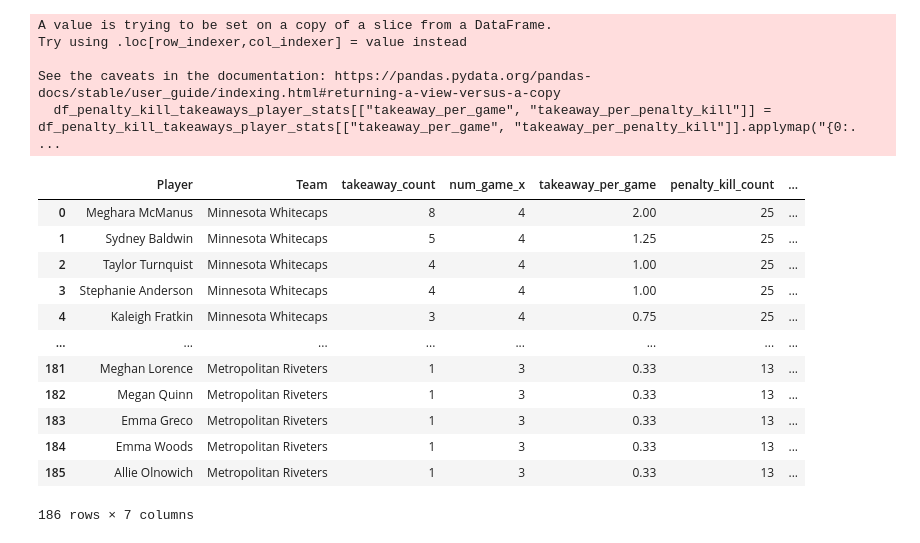
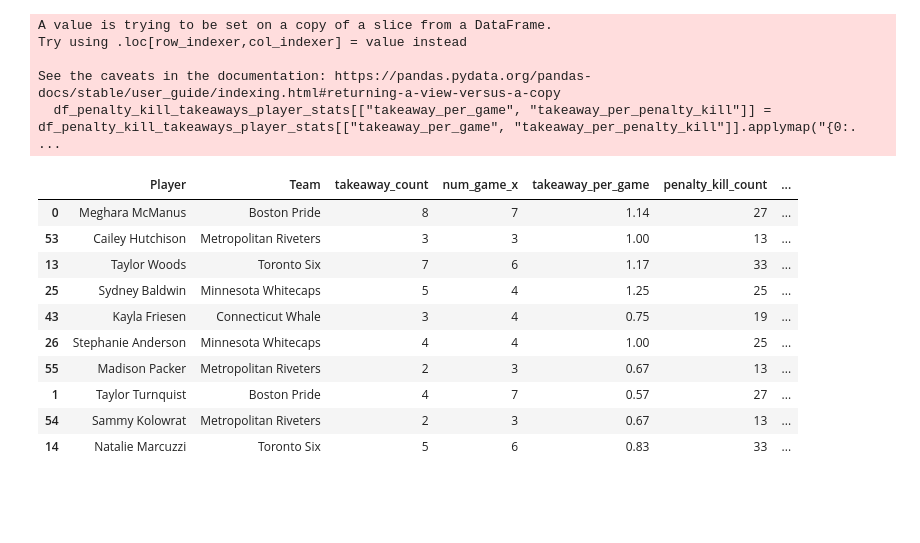
Before and after one commit to tassadaryl/Team-Orange-Rotman-2022Datathon, a Jupyter notebook: specialists.ipynb, the cells around one changed output. Cells and saved outputs as stored; diff of their text form; code cells hidden in the pictures; blank space fills up the shorter version.

```diff
--- a/specialists.ipynb
+++ b/specialists.ipynb
@@ -211,19 +216,17 @@ Try using .loc[row_indexer,col_indexer] = value instead
 
 See the caveats in the documentation: https://pandas.pydata.org/pandas-docs/stable/user_guide/indexing.html#returning-a-view-versus-a-copy
   df_penalty_kill_takeaways_player_stats[["takeaway_per_game", "takeaway_per_penalty_kill"]] = df_penalty_kill_takeaways_player_stats[["takeaway_per_game", "takeaway_per_penalty_kill"]].applymap("{0:. ...
-# %%
-df_penalty_kill_takeaways_player_stats
-# %% [output]
-|  | Player | Team | takeaway_count | num_game_x | takeaway_per_game | penalty_kill_count | ... |
-| 0 | Meghara McManus | Minnesota Whitecaps | 8 | 4 | 2.00 | 25 | ... |
-| 1 | Sydney Baldwin | Minnesota Whitecaps | 5 | 4 | 1.25 | 25 | ... |
-| 2 | Taylor Turnquist | Minnesota Whitecaps | 4 | 4 | 1.00 | 25 | ... |
-| 3 | Stephanie Anderson | Minnesota Whitecaps | 4 | 4 | 1.00 | 25 | ... |
-| 4 | Kaleigh Fratkin | Minnesota Whitecaps | 3 | 4 | 0.75 | 25 | ... |
-| ... | ... | ... | ... | ... | ... | ... | ... |
-| 181 | Meghan Lorence | Metropolitan Riveters | 1 | 3 | 0.33 | 13 | ... |
-| 182 | Megan Quinn | Metropolitan Riveters | 1 | 3 | 0.33 | 13 | ... |
-| 183 | Emma Greco | Metropolitan Riveters | 1 | 3 | 0.33 | 13 | ... |
-| 184 | Emma Woods | Metropolitan Riveters | 1 | 3 | 0.33 | 13 | ... |
-| 185 | Allie Olnowich | Metropolitan Riveters | 1 | 3 | 0.33 | 13 | ... |
-186 rows × 7 columns
+# %%
+df_penalty_kill_takeaways_player_stats.sort_values(by="takeaway_per_penalty_kill", ascending=False).head(10)
+# %% [output]
+|  | Player | Team | takeaway_count | num_game_x | takeaway_per_game | penalty_kill_count | ... |
+| 0 | Meghara McManus | Boston Pride | 8 | 7 | 1.14 | 27 | ... |
+| 53 | Cailey Hutchison | Metropolitan Riveters | 3 | 3 | 1.00 | 13 | ... |
+| 13 | Taylor Woods | Toronto Six | 7 | 6 | 1.17 | 33 | ... |
+| 25 | Sydney Baldwin | Minnesota Whitecaps | 5 | 4 | 1.25 | 25 | ... |
+| 43 | Kayla Friesen | Connecticut Whale | 3 | 4 | 0.75 | 19 | ... |
+| 26 | Stephanie Anderson | Minnesota Whitecaps | 4 | 4 | 1.00 | 25 | ... |
+| 55 | Madison Packer | Metropolitan Riveters | 2 | 3 | 0.67 | 13 | ... |
+| 1 | Taylor Turnquist | Boston Pride | 4 | 7 | 0.57 | 27 | ... |
+| 54 | Sammy Kolowrat | Metropolitan Riveters | 2 | 3 | 0.67 | 13 | ... |
+| 14 | Natalie Marcuzzi | Toronto Six | 5 | 6 | 0.83 | 33 | ... |
```
Also changed, not shown: parts of 4 cells of this notebook, 2 other files.
